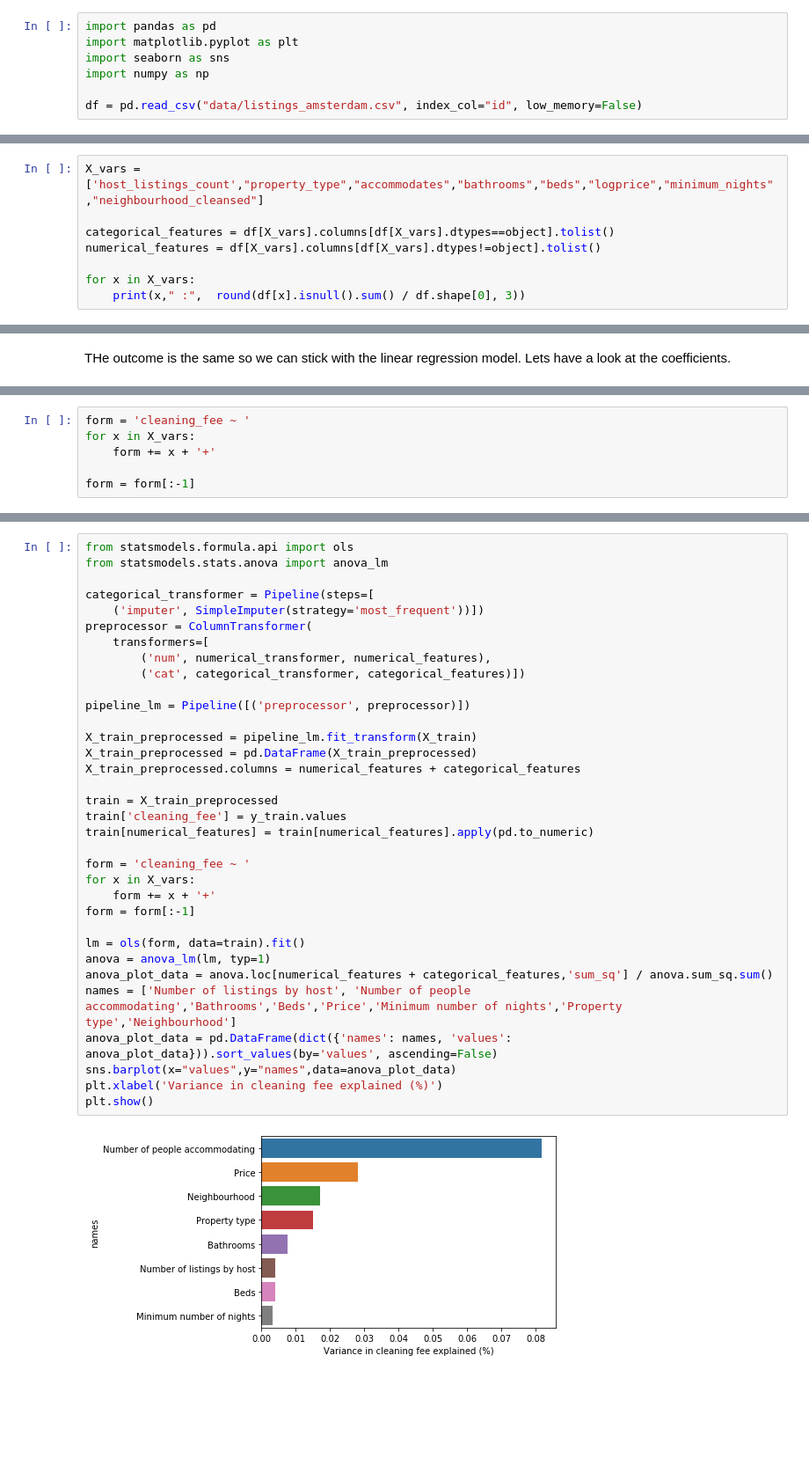
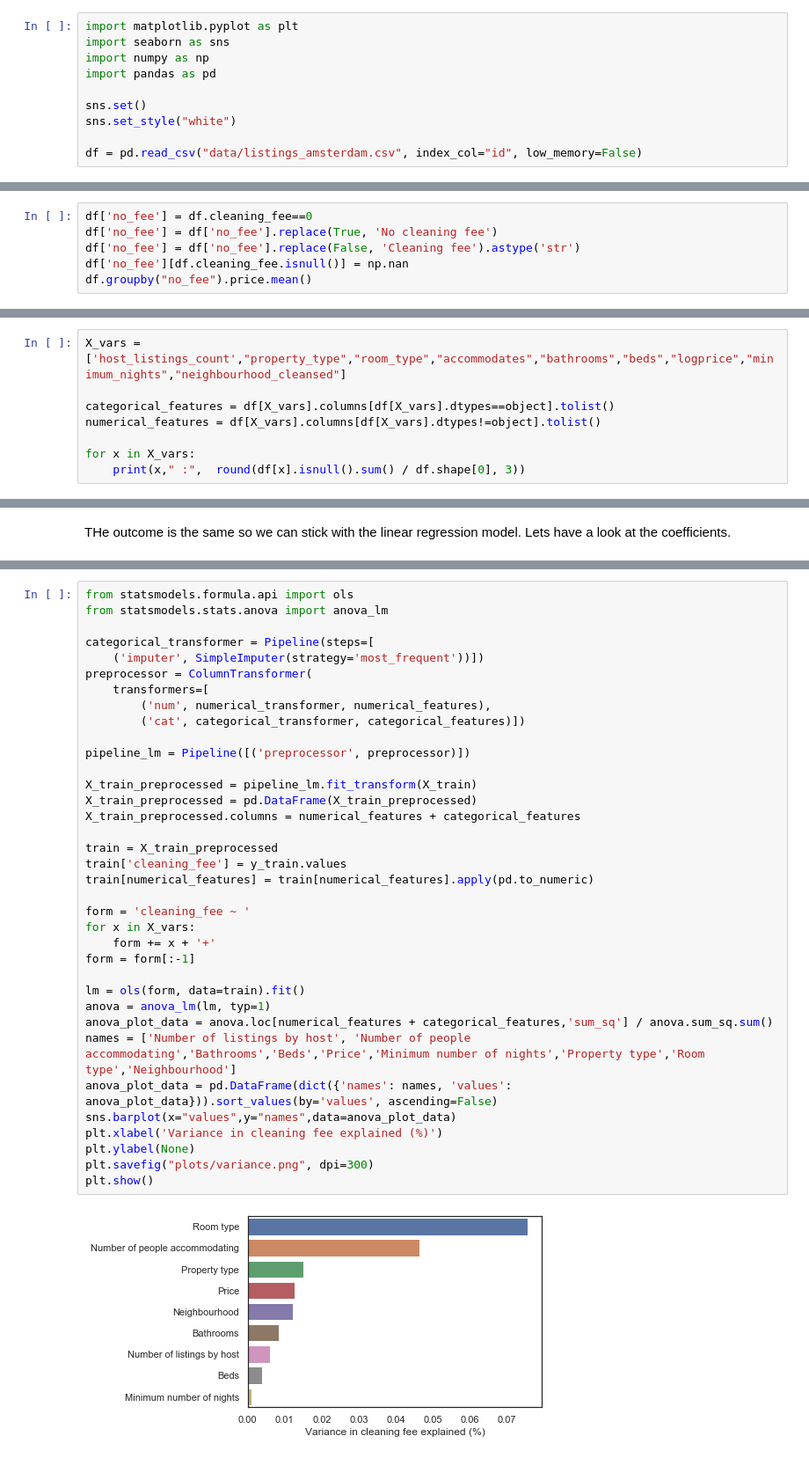
Before and after one commit to mwilkens1/Airbnb_clean, a Jupyter notebook: airbnb.ipynb, the cells around one changed output, grey strips where cells are left out. Shown at 88% size. Saved outputs shown, nothing was run; the diff lists cells and outputs as text; blank space fills up the shorter version.

```diff
--- a/airbnb.ipynb
+++ b/airbnb.ipynb
@@ -5,10 +5,13 @@
 
 Data has been downloaded from: http://insideairbnb.com/get-the-data.html. The first step is to read the data.
 # %%
-import pandas as pd
 import matplotlib.pyplot as plt
 import seaborn as sns
 import numpy as np
+import pandas as pd
+
+sns.set()
+sns.set_style("white")
 
 df = pd.read_csv("data/listings_amsterdam.csv", index_col="id", low_memory=False)
 # %% [markdown]
@@ -170,0 +179,6 @@ plt.show()
+# %%
+df['no_fee'] = df.cleaning_fee==0
+df['no_fee'] = df['no_fee'].replace(True, 'No cleaning fee')
+df['no_fee'] = df['no_fee'].replace(False, 'Cleaning fee').astype('str')
+df['no_fee'][df.cleaning_fee.isnull()] = np.nan
+df.groupby("no_fee").price.mean()
@@ -173,7 +192,7 @@ In order to analyse what explains how large the cleaning fee is we can run a reg
 
 Checking for missing values: seems negligible but we will impute it anyway.
 # %%
-X_vars = ['host_listings_count',"property_type","accommodates","bathrooms","beds","logprice","minimum_nights","neighbourhood_cleansed"]
+X_vars = ['host_listings_count',"property_type","room_type","accommodates","bathrooms","beds","logprice","minimum_nights","neighbourhood_cleansed"]
 
 categorical_features = df[X_vars].columns[df[X_vars].dtypes==object].tolist()
 numerical_features = df[X_vars].columns[df[X_vars].dtypes!=object].tolist()
@@ -384,6 +413,0 @@ This shows us what has a positive and what has a negative effect on the cleaning
-# %%
-form = 'cleaning_fee ~ '
-for x in X_vars:
-    form += x + '+'
-
-form = form[:-1]
@@ -396,32 +430,34 @@ from statsmodels.stats.anova import anova_lm
 categorical_transformer = Pipeline(steps=[
     ('imputer', SimpleImputer(strategy='most_frequent'))])
 preprocessor = ColumnTransformer(
     transformers=[
         ('num', numerical_transformer, numerical_features),
         ('cat', categorical_transformer, categorical_features)])
 
 pipeline_lm = Pipeline([('preprocessor', preprocessor)])
 
 X_train_preprocessed = pipeline_lm.fit_transform(X_train)
 X_train_preprocessed = pd.DataFrame(X_train_preprocessed)
 X_train_preprocessed.columns = numerical_features + categorical_features
 
 train = X_train_preprocessed
 train['cleaning_fee'] = y_train.values
 train[numerical_features] = train[numerical_features].apply(pd.to_numeric)
 
 form = 'cleaning_fee ~ '
 for x in X_vars:
     form += x + '+'
 form = form[:-1]
 
 lm = ols(form, data=train).fit()
 anova = anova_lm(lm, typ=1)
 anova_plot_data = anova.loc[numerical_features + categorical_features,'sum_sq'] / anova.sum_sq.sum()
-names = ['Number of listings by host', 'Number of people accommodating','Bathrooms','Beds','Price','Minimum number of nights','Property type','Neighbourhood']
+names = ['Number of listings by host', 'Number of people accommodating','Bathrooms','Beds','Price','Minimum number of nights','Property type','Room type','Neighbourhood']
 anova_plot_data = pd.DataFrame(dict({'names': names, 'values': anova_plot_data})).sort_values(by='values', ascending=False)
 sns.barplot(x="values",y="names",data=anova_plot_data)
 plt.xlabel('Variance in cleaning fee explained (%)')
+plt.ylabel(None)
+plt.savefig("plots/variance.png", dpi=300)
 plt.show()
 # %% [output]
-[figure, old version]
+[figure, new version]
```
Also changed, not shown: parts of 31 cells of this notebook, 4 other files.
